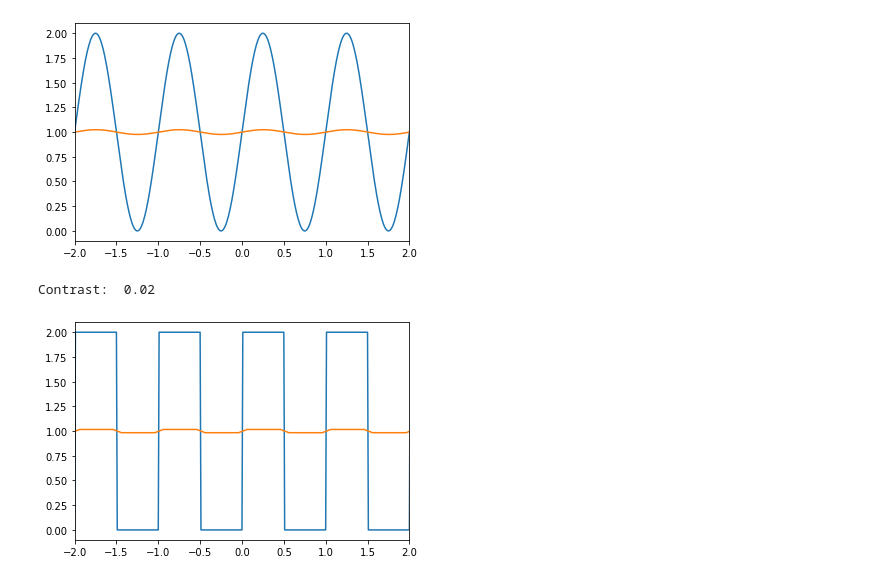
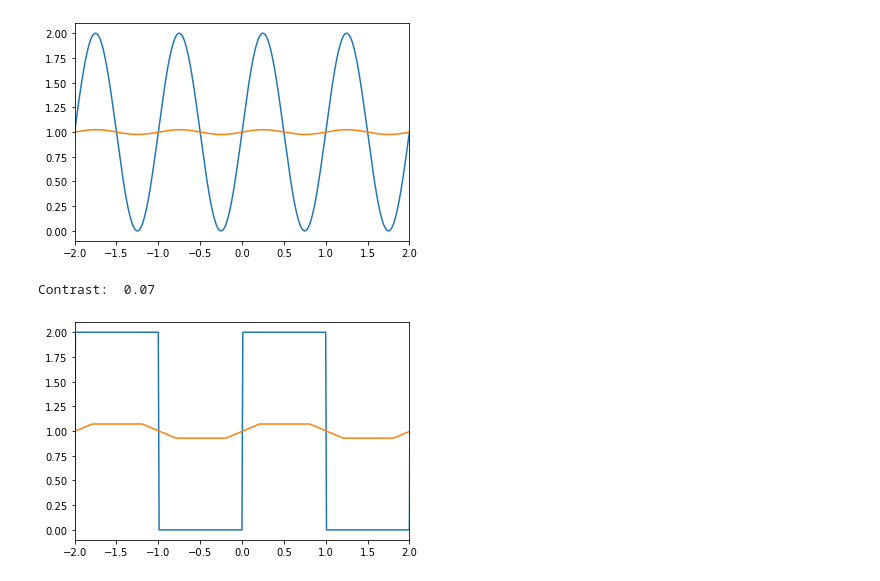
Before and after one commit to AkiraTerao/AT, a Jupyter notebook: diffraction.ipynb, the cells around one changed output. Drawn from its saved outputs; the diff is of its cells as text; code cells hidden in the pictures.

```diff
--- a/diffraction.ipynb
+++ b/diffraction.ipynb
@@ -70,20 +190,20 @@ Contrast:  0.02
 [figure]
 # %%
 x3 = np.arange(-10e-3,10e-3,1e-5)
-rec = signal.square(2*np.pi*x3/1e-3)+1
-samp = 6.1e-3
+rec = signal.square(2*np.pi*x3/2e-3)+1
+samp = 5.6e-3
 num = int(samp/1e-5)
 kernel = np.ones(num)/num
 cov_rec = np.convolve(rec,kernel,mode='same')
 plt.plot(x3*1e3,rec)
 plt.plot(x3*1e3,cov_rec)
 xr = 2e-3
 plt.xlim([-xr*1e3,xr*1e3])
 
 Imax = np.max(cov_rec[np.abs(x3)<xr])
 Imin = np.min(cov_rec[np.abs(x3)<xr])
 cnt = (Imax-Imin)/(Imax+Imin)
 print(f'Contrast: {cnt: 0.2f}')
 # %% [output]
-Contrast:  0.02
+Contrast:  0.07
-[figure, old version]
+[figure, new version]
```
Also changed, not shown: parts of 6 cells of this notebook.
